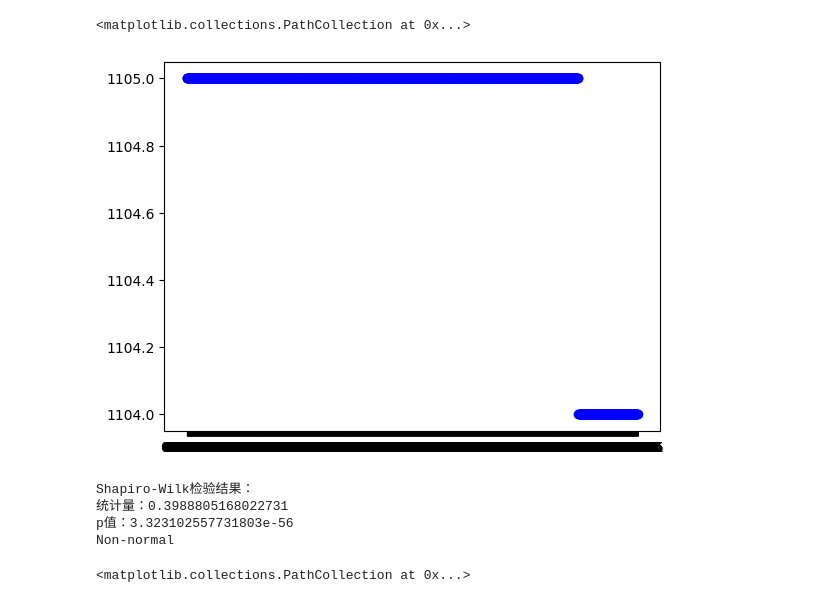
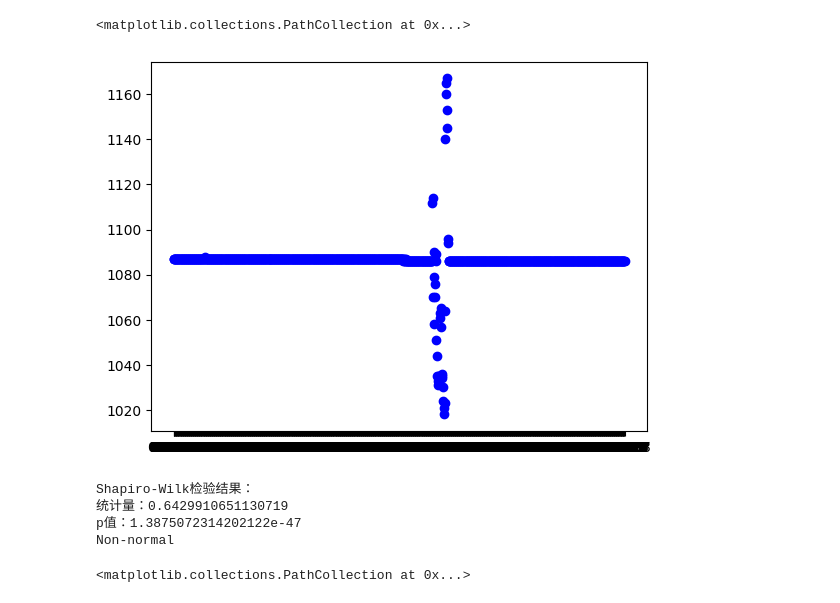
Before and after one commit to chron1kle/routes, a Jupyter notebook: visualization.ipynb, the cells around one changed output. Cells and saved outputs as stored; diff of their text form; code cells hidden in the pictures.

```diff
--- a/visualization.ipynb
+++ b/visualization.ipynb
@@ -0,0 +11,10 @@
+# %%
+d1 = sqllib.loadLabelledData('312', '20240101')
+d2 = sqllib.loadLabelledData('312', '20240106')
+l1 = [x[2] for x in d1 if x[-1] == 1]
+l2 = [x[2] for x in d2 if x[-1] == 1]
+
+l = min(len(l1), len(l2))
+print(l2)
+plt.plot(range(0, l), l1[:l], color='blue', label='Line 1')
+plt.plot(range(0, l), l2[:l], color='red', label='Line 2')
@@ -0,0 +63,10 @@
+# %%
+d1 = sqllib.loadCaliData('312', '20240101')
+d2 = sqllib.loadCaliData('312', '20240106')
+l1 = [x[2] for x in d1 if x[-1] == 1]
+l2 = [x[2] for x in d2 if x[-1] == 1]
+
+l = min(len(l1), len(l2))
+print(l2)
+plt.plot(range(0, l), l1[:l], color='blue', label='Line 1')
+plt.plot(range(0, l), l2[:l], color='red', label='Line 2')
@@ -0,0 +86,15 @@
+# %%
+d1 = sqllib.loadCaliData('312', '20240101')
+d2 = sqllib.loadCaliData('312', '20240106')
+l1 = [x[2] for x in d1 if x[-1] == 1]
+l2 = [x[2] for x in d2 if x[-1] == 1]
+for i in range(0, len(l1)-1):
+    l1[i] = l1[i + 1] - l1[i]
+for i in range(0, len(l2)-1):
+    l2[i] = l2[i + 1] - l2[i]
+
+
+l = min(len(l1), len(l2))
+print(l2)
+plt.plot(range(0, l), l1[:l], color='blue', label='Line 1')
+plt.plot(range(0, l), l2[:l], color='red', label='Line 2')
@@ -0,0 +114,4 @@
+# %%
+ddd = sqllib.loadCaliData('312', '20240101')
+pl = [x[2] for x in ddd if x[-1] == 1]
+plt.plot(range(0, len(pl)), pl)
@@ -82,16 +228,17 @@ for i in range(len(ldata_1)):
         d_2[2].append(ldata_2[i][3])
         d_2[3].append(ldata_2[i][4])
 # %%
-plt.scatter(d_1[0], d_1[1], color='blue', label='Line 1')
+#plt.scatter(d_1[0], d_1[1], color='blue', label='Line 1')
+plt.scatter(d_2[0], d_2[1], color='blue', label='Line 1')
 #plt.plot(x, max, color='green', label='Line 2')
 #plt.plot(x, mean, color='red', label='Line 3')
 # %% [output]
 <matplotlib.collections.PathCollection at 0x...>
-[figure, old version]
+[figure, new version]
 # %%
 from scipy import stats
 
-target = d1[1]
+target = [x[4] - x[3] for x in d]
 
 # 执行Shapiro-Wilk检验
 statistic, p_value = stats.shapiro(target)
@@ -110,8 +257,8 @@ else:
 # 如果用线性回归呢？
 # %% [output]
 Shapiro-Wilk检验结果：
-统计量：0.3988805168022731
-p值：3.323102557731803e-56
+统计量：0.6429910651130719
+p值：1.3875072314202122e-47
 Non-normal
 # %%
 sigma = 10.0
```
Also changed, not shown: parts of 10 cells of this notebook, 10 other files.
